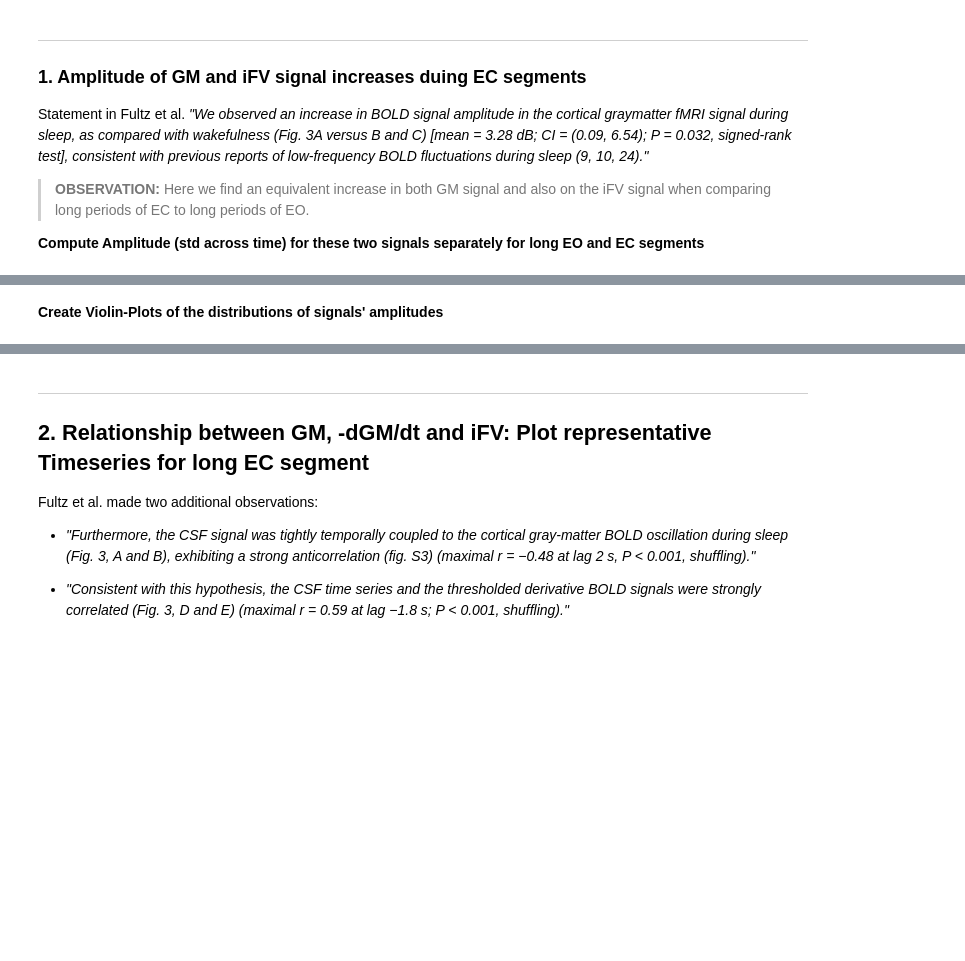
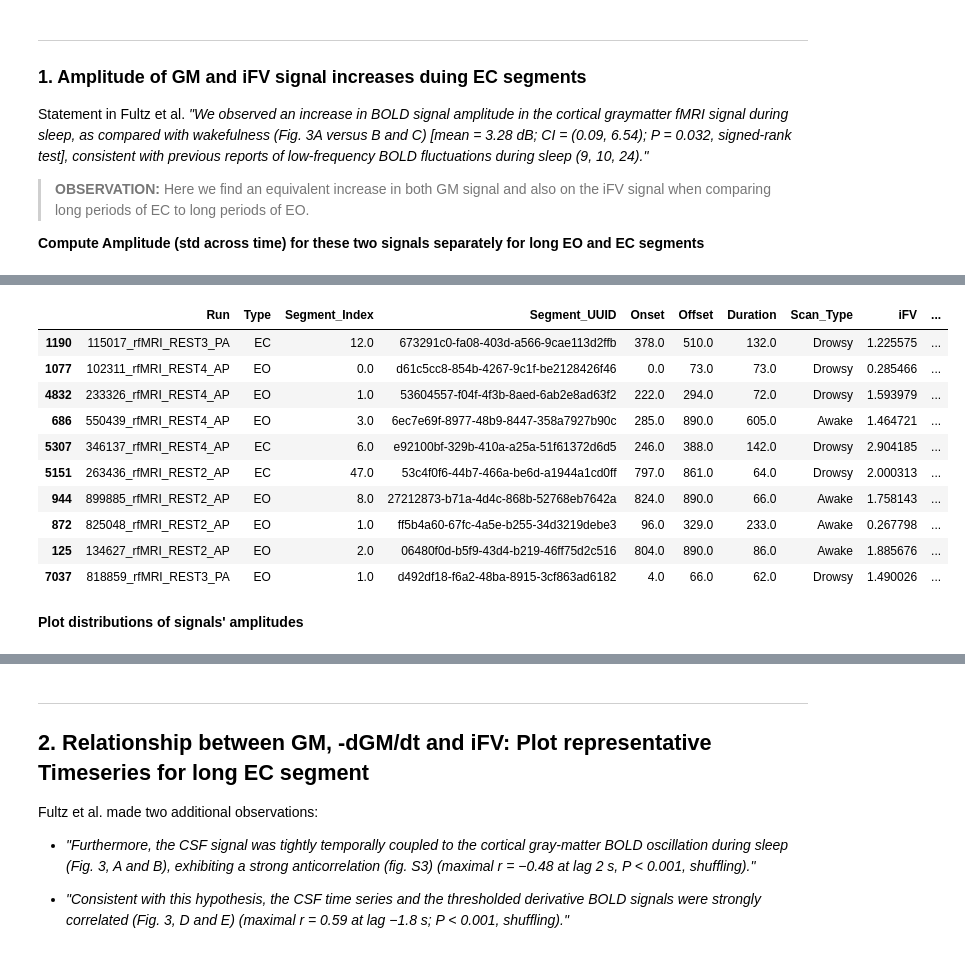
Before and after one commit to nimh-sfim/hcp7t_fv_sleep, a Jupyter notebook: Notebooks/N09_GM_to_iFV_relation.ipynb, the cells around one changed output, grey strips where cells are left out. Saved outputs shown, nothing was run; the diff lists cells and outputs as text; code cells hidden in the pictures; blank space fills up the shorter version.

```diff
--- a/Notebooks/N09_GM_to_iFV_relation.ipynb
+++ b/Notebooks/N09_GM_to_iFV_relation.ipynb
@@ -100,14 +135,3 @@ Statement in Fultz et al. *"We observed an increase in BOLD signal amplitude in
 > **OBSERVATION:** Here we find an equivalent increase in both GM signal and also on the iFV signal when comparing long periods of EC to long periods of EO.
 
 **Compute Amplitude (std across time) for these two signals separately for long EO and EC segments**
-# %%
-%%time
-aux_gm_amps,aux_ifv_amps = [],[]
-for r,row in Ex_segments.iterrows():
-    aux_onset, aux_offset, aux_run, aux_suuid, aux_type = int(row['Onset']), int(row['Offset']), row['Run'], row['Segment_UUID'], row['Type']
-    aux_gm  = GM_df.reset_index(drop=True).loc[aux_onset:aux_offset,aux_run]
-    aux_ifv = iFV_df.reset_index(drop=True).loc[aux_onset:aux_offset,aux_run]
-    aux_gm_amps.append(aux_gm.std())
-    aux_ifv_amps.append(aux_ifv.std())
-Ex_segments['GM_Amplitude'] = aux_gm_amps
-Ex_segments['iFV_Amplitude'] = aux_ifv_amps
@@ -117,3 +171,17 @@ Wall time: 8.83 s
+# %%
+Ex_segments.sample(10)
+# %% [output]
+|  | Run | Type | Segment_Index | Segment_UUID | Onset | Offset | Duration | Scan_Type | iFV | ... |
+| 1190 | 115017_rfMRI_REST3_PA | EC | 12.0 | 673291c0-fa08-403d-a566-9cae113d2ffb | 378.0 | 510.0 | 132.0 | Drowsy | 1.225575 | ... |
+| 1077 | 102311_rfMRI_REST4_AP | EO | 0.0 | d61c5cc8-854b-4267-9c1f-be2128426f46 | 0.0 | 73.0 | 73.0 | Drowsy | 0.285466 | ... |
+| 4832 | 233326_rfMRI_REST4_AP | EO | 1.0 | 53604557-f04f-4f3b-8aed-6ab2e8ad63f2 | 222.0 | 294.0 | 72.0 | Drowsy | 1.593979 | ... |
+| 686 | 550439_rfMRI_REST4_AP | EO | 3.0 | 6ec7e69f-8977-48b9-8447-358a7927b90c | 285.0 | 890.0 | 605.0 | Awake | 1.464721 | ... |
+| 5307 | 346137_rfMRI_REST4_AP | EC | 6.0 | e92100bf-329b-410a-a25a-51f61372d6d5 | 246.0 | 388.0 | 142.0 | Drowsy | 2.904185 | ... |
+| 5151 | 263436_rfMRI_REST2_AP | EC | 47.0 | 53c4f0f6-44b7-466a-be6d-a1944a1cd0ff | 797.0 | 861.0 | 64.0 | Drowsy | 2.000313 | ... |
+| 944 | 899885_rfMRI_REST2_AP | EO | 8.0 | 27212873-b71a-4d4c-868b-52768eb7642a | 824.0 | 890.0 | 66.0 | Awake | 1.758143 | ... |
+| 872 | 825048_rfMRI_REST2_AP | EO | 1.0 | ff5b4a60-67fc-4a5e-b255-34d3219debe3 | 96.0 | 329.0 | 233.0 | Awake | 0.267798 | ... |
+| 125 | 134627_rfMRI_REST2_AP | EO | 2.0 | 06480f0d-b5f9-43d4-b219-46ff75d2c516 | 804.0 | 890.0 | 86.0 | Awake | 1.885676 | ... |
+| 7037 | 818859_rfMRI_REST3_PA | EO | 1.0 | d492df18-f6a2-48ba-8915-3cf863ad6182 | 4.0 | 66.0 | 62.0 | Drowsy | 1.490026 | ... |
 # %% [markdown]
-**Create Violin-Plots of the distributions of signals' amplitudes**
+**Plot distributions of signals' amplitudes**
 # %%
```
Also changed, not shown: parts of 67 cells of this notebook, 1 other file.
